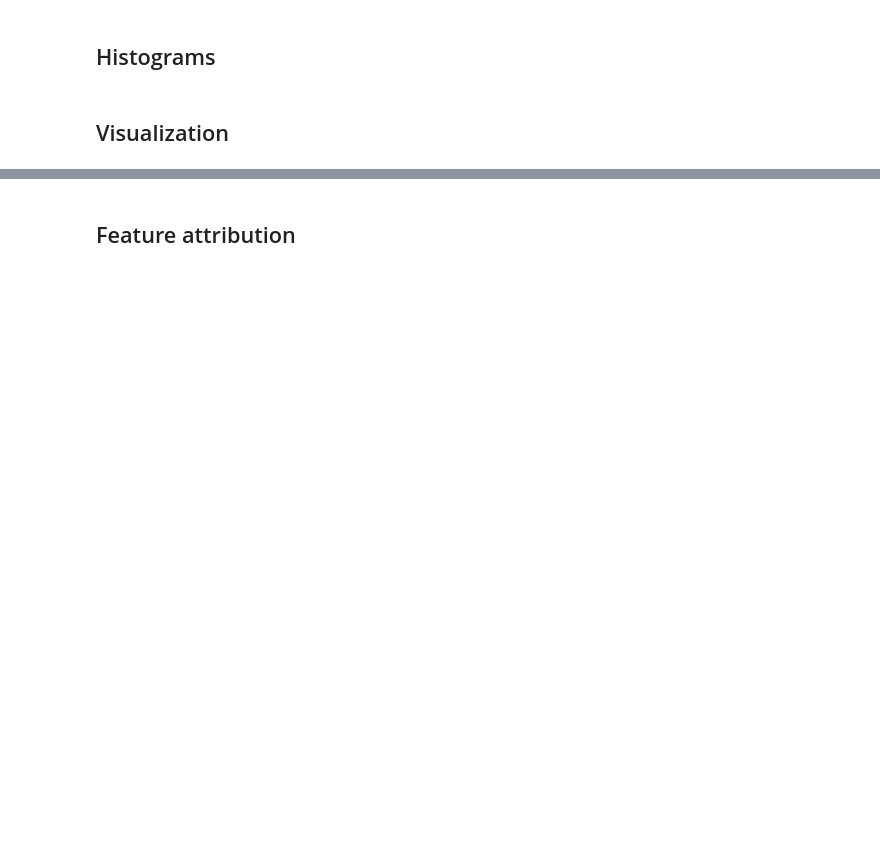
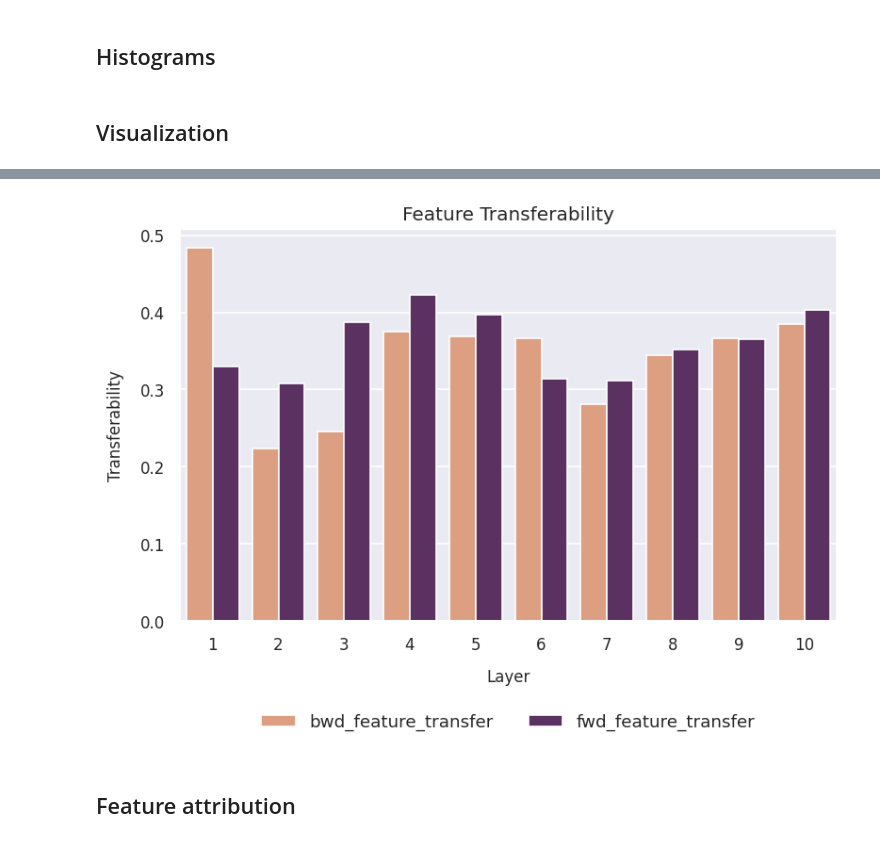
Before and after one commit to ghidav/sae-transfer-learning, a Jupyter notebook: human_eval.ipynb, the cells around one changed output, grey strips where cells are left out. Cells and saved outputs as stored; diff of their text form; code cells hidden in the pictures; blank space fills up the shorter version.

```diff
--- a/human_eval.ipynb
+++ b/human_eval.ipynb
@@ -204 +194,5 @@ all_tokens = torch.cat([activation_store.get_batch_tokens() for _ in range(256)]
+# %%
+ckpt_step = "500M"
+
+features = torch.randint(0, model.cfg.d_model*8, (512,))
 # %%
@@ -278,0 +325,13 @@ top_logits, max_toks
+# %%
+threshold = 4
+
+all_results_df = []
+
+for l in range(1, 11):
+    result_df = pd.read_csv(f"vis/l{l}_result.csv")
+    result_df.iloc[:, 1:] = result_df.iloc[:, 1:].map(lambda x: 1 if x >= threshold else 0)
+    result_df['layer'] = l
+
+    all_results_df.append(result_df)
+
+all_results_df = pd.concat(all_results_df)
@@ -278,0 +354,3 @@ top_logits, max_toks
+# %%
+all_results_df['bwd_feature_transfer'] = (all_results_df['shared_bwd_top_logits'] + all_results_df['shared_bwd_bottom_logits'] + all_results_df['shared_bwd_max_toks']) > 1
+all_results_df['fwd_feature_transfer'] = (all_results_df['shared_fwd_top_logits'] + all_results_df['shared_fwd_bottom_logits'] + all_results_df['shared_fwd_max_toks']) > 1
@@ -279,3 +378,32 @@ top_logits, max_toks
+# %%
+plot_df = all_results_df[['layer', 'fwd_feature_transfer', 'bwd_feature_transfer']].melt(id_vars='layer', var_name='Transfer', value_name='Transferability')
+
+plt.figure(figsize=(7.5, 4.5), dpi=120)
+sns.set_theme()
+ax = sns.barplot(
+    data=plot_df.groupby(['layer', 'Transfer']).mean(),
+    x='layer',
+    y='Transferability',
+    hue='Transfer',
+    palette=palette_duo,
+)
+
+ax.title.set_fontsize(13)
+ax.xaxis.label.set_fontsize(10)
+ax.yaxis.label.set_fontsize(10)
+ax.tick_params(axis='both', which='major', labelsize=10)
+ax.xaxis.labelpad = 10
+ax.yaxis.labelpad = 10
+
+# Set title and move legend out of the plot
+plt.title("Feature Transferability")
+plt.xlabel("Layer")
+plt.legend()
+sns.move_legend(ax, "lower center", bbox_to_anchor=(.5, -0.32), ncol=3, title=None, frameon=False)
+plt.savefig("img/f_transfer.png", bbox_inches='tight', dpi=300)
+plt.show()
+# %% [output]
+[figure, added]
 # %% [markdown]
 ## Feature attribution
 # %%
```
Also changed, not shown: parts of 15 cells of this notebook, 10 other files.
